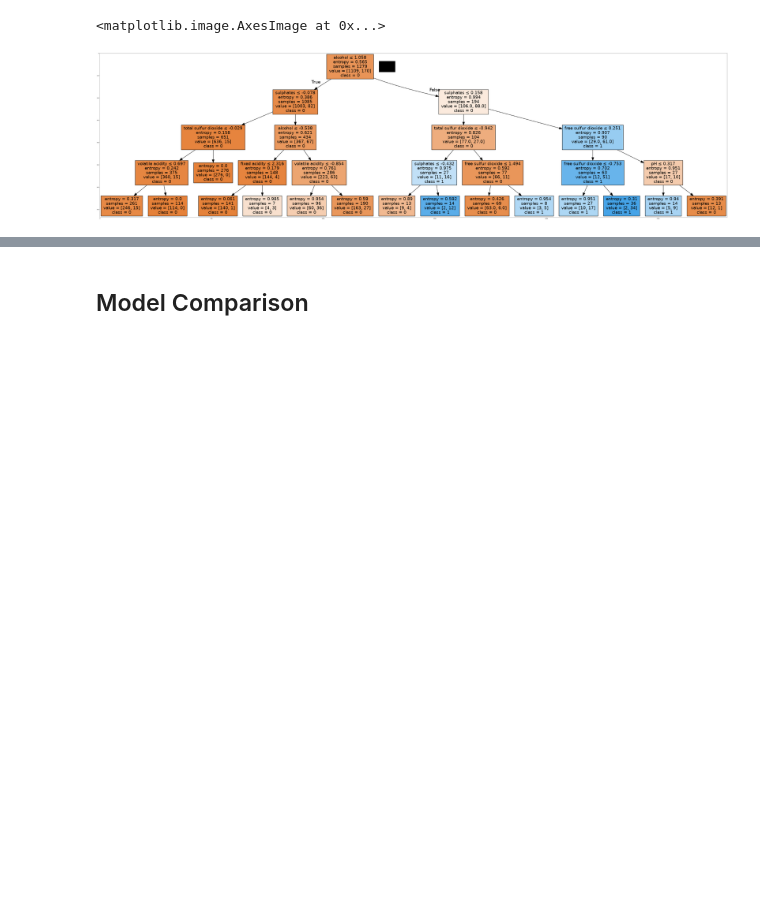
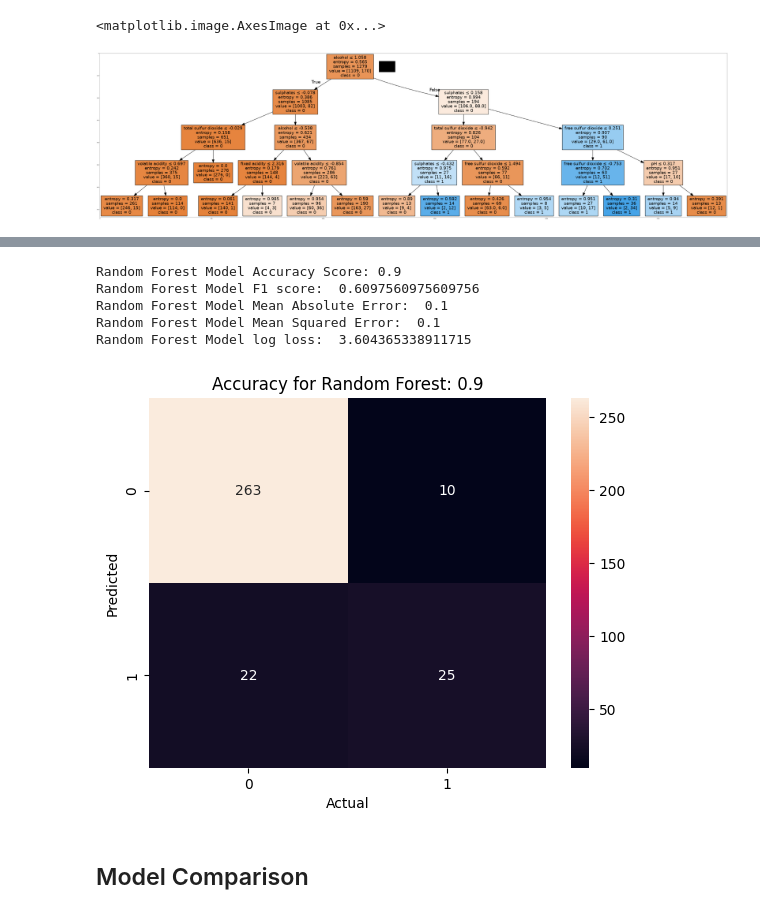
Before and after one commit to shadmankhezri/classification, a Jupyter notebook: wine_quality/wine_quality.ipynb, the cells around one changed output, grey strips where cells are left out. Cells and saved outputs as stored; diff of their text form; code cells hidden in the pictures; blank space fills up the shorter version.

```diff
--- a/wine_quality/wine_quality.ipynb
+++ b/wine_quality/wine_quality.ipynb
@@ -542,3 +580,32 @@ plt.imshow(img,interpolation='nearest')
+# %%
+# Calculation of average error and accuracy for Random forest model
+
+from sklearn.metrics import f1_score, mean_absolute_error, mean_squared_error, log_loss, accuracy_score
+
+print('Random Forest Model Accuracy Score:', accuracy_score(y_test, y_pred_rfc))
+print('Random Forest Model F1 score: ', f1_score(y_test, y_pred_rfc))
+print('Random Forest Model Mean Absolute Error: ', mean_absolute_error(y_test, y_pred_rfc))
+print('Random Forest Model Mean Squared Error: ', mean_squared_error(y_test, y_pred_rfc))
+print('Random Forest Model log loss: ', log_loss(y_test, y_pred_rfc))
+# %% [output]
+Random Forest Model Accuracy Score: 0.9
+Random Forest Model F1 score:  0.6097560975609756
+Random Forest Model Mean Absolute Error:  0.1
+Random Forest Model Mean Squared Error:  0.1
+Random Forest Model log loss:  3.604365338911715
+# %%
+# confusion matrix heatmap for Random Forest model
+
+from sklearn.metrics import confusion_matrix
+
+sns.heatmap(confusion_matrix(y_test, y_pred_rfc), annot=True, fmt='d')
+
+plt.title(f'Accuracy for Random Forest: {accuracy_score(y_test, y_pred_rfc)}')
+plt.ylabel('Predicted')
+plt.xlabel('Actual')
+plt.show()
+# %% [output]
+[figure, added]
 # %% [markdown]
 ## Model Comparison
 # %%
```
Also changed, not shown: parts of 6 cells of this notebook.
